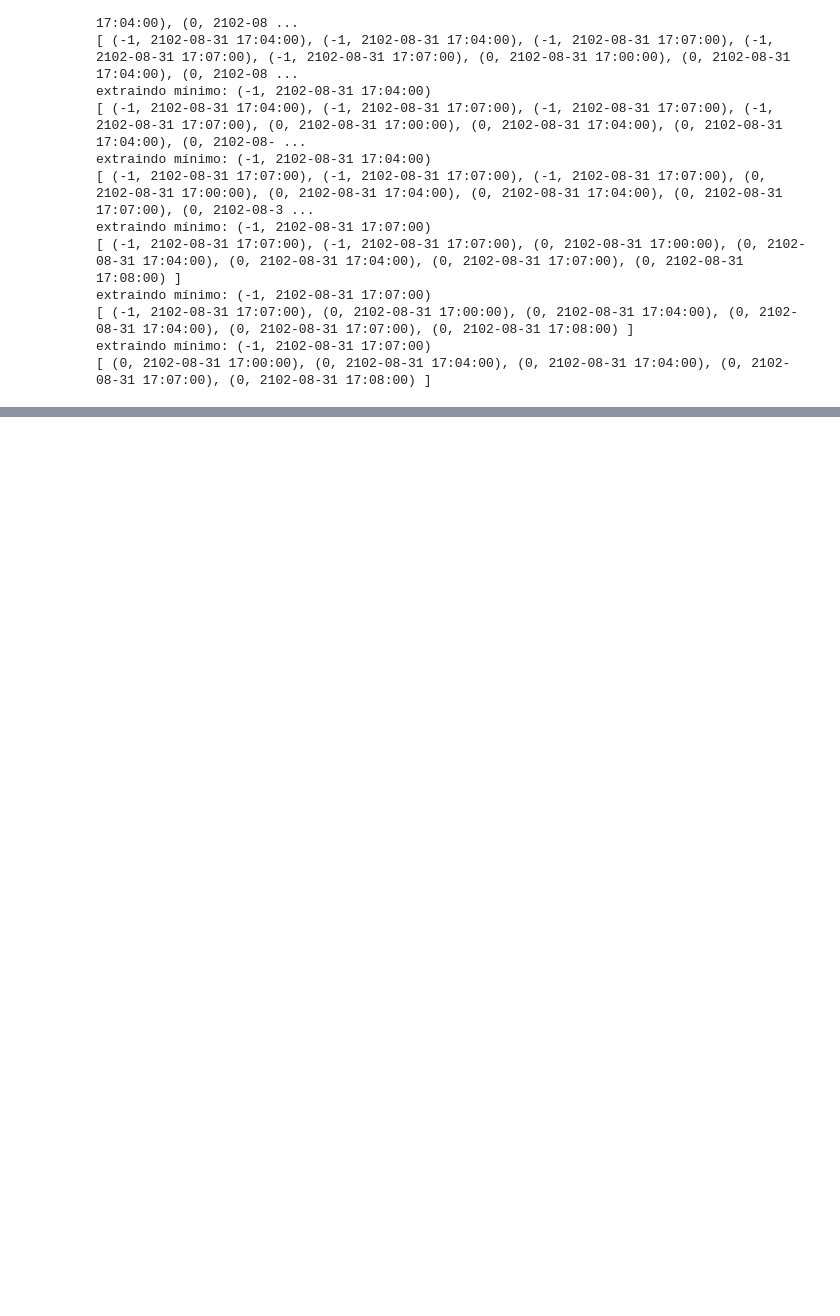
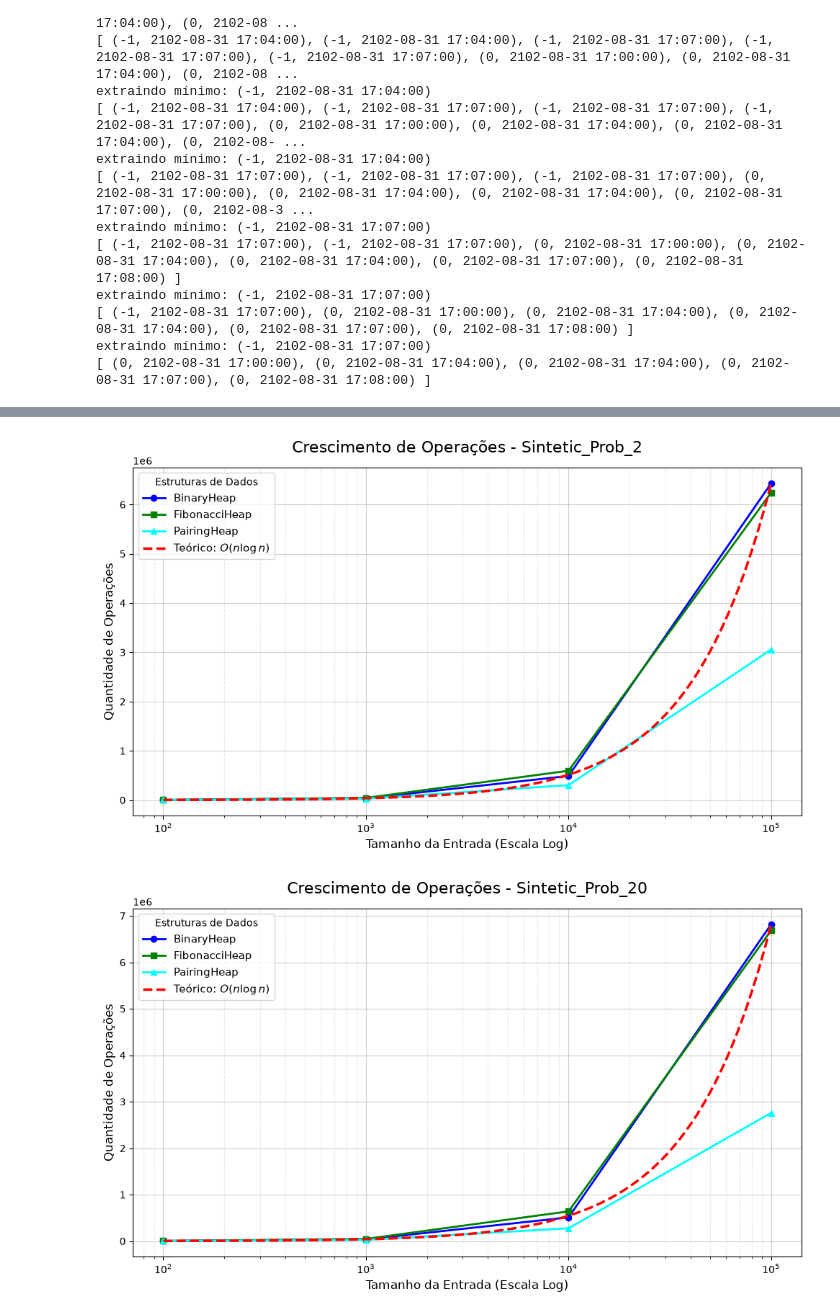
Before and after one commit to JBradachi/masters-eda, a Jupyter notebook: ProjetoFinalINF610.ipynb, the cells around one changed output, grey strips where cells are left out. Drawn from its saved outputs; the diff is of its cells as text; code cells hidden in the pictures; blank space fills up the shorter version.

```diff
--- a/ProjetoFinalINF610.ipynb
+++ b/ProjetoFinalINF610.ipynb
@@ -72,5 +89,5 @@ sintetic_70 = sintetic_data(prob=0.7, n_linhas=10_000)
 # %%
-#@title Obtendo dados salvos no drive (já tratados)
+#@title Obtendo dados salvos no drive (já tratados, mas se fer erro use a célula acima)
 def download_datasets():
   datasets = []
   file_ids = [("1J9g0S2pNts1Wc_ejdY2ASPIYlr38N2OX", "real_warning_stream.csv"),
@@ -85,7 +102,12 @@ def download_datasets():
     datasets.append(pd.read_csv(file_id[1]))
   return datasets
 
-real_warning_stream, sintetic_prob_2, sintetic_prob_20,sintetic_prob_50, sintetic_prob_70 = download_datasets()
+real_warning_stream, sintetic_prob_2, sintetic_prob_20, sintetic_prob_50, sintetic_prob_70 = download_datasets()
+real_warning_stream['warning'] = real_warning_stream['warning']*(-1)
+sintetic_prob_2['warning'] = sintetic_prob_2['warning']*(-1)
+sintetic_prob_20['warning'] = sintetic_prob_20['warning']*(-1)
+sintetic_prob_50['warning'] = sintetic_prob_50['warning']*(-1)
+sintetic_prob_70['warning'] = sintetic_prob_70['warning']*(-1)
 # %% [output]
 Downloading...
 From: https://drive.google.com/uc?id=1J9g0S2pNts1Wc_ejdY2ASPIYlr38N2OX
@@ -558,16 +657,23 @@ extraindo mínimo: (-1, 2102-08-31 17:07:00)
 # %%
 # simulação de um aparelho coletando dados e processando
 
-def simulation(ED, df):
+def simulation(ED, df, n):
   data_structure = ED()
 
-  # insere os primeiros 1000
-  df_1000 = df[:1000]
-  for indice, linha in df_1000.iterrows():
+  # insere os primeiros 10%
+  df_10 = df[:n//10]
+  df_restante = df[n//10:n]
+  operacoes = 0
+  tempo = time()
+  for _, linha in df_10.iterrows():
     key = Key(warning=linha['warning'], charttime=linha['charttime'])
-    data_structure.insert(key)
+    operacoes += data_structure.insert(key)
 
 
-# for len(dataset)
-  # envia 1 (extract_min)
-  # insere 1 (insert)
+  for _, linha in df_restante.iterrows():
+    key = Key(warning=linha['warning'], charttime=linha['charttime'])
+    dado, op = data_structure.extract_min()
+    operacoes += op
+    operacoes += data_structure.insert(key)
+  tempo = time() - tempo
+  return operacoes, tempo
@@ -573,0 +745,4 @@ def simulation(ED, df):
+# %%
+
+dados_simulados = get_cases()
+dados_simulados
@@ -573,0 +924,5 @@ def simulation(ED, df):
+# %%
+plot_operacoes_por_teste(dados_simulados)
+# %% [output]
+[figure, added]
+[figure, added]
```
Also changed, not shown: parts of 16 cells of this notebook, 14 other files.
